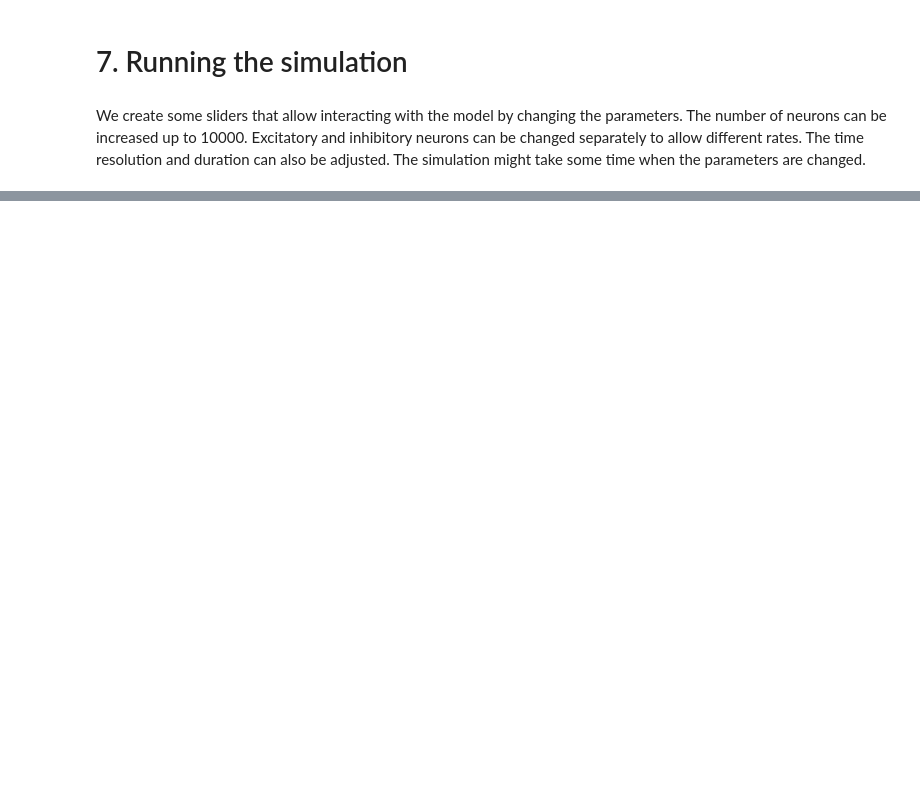
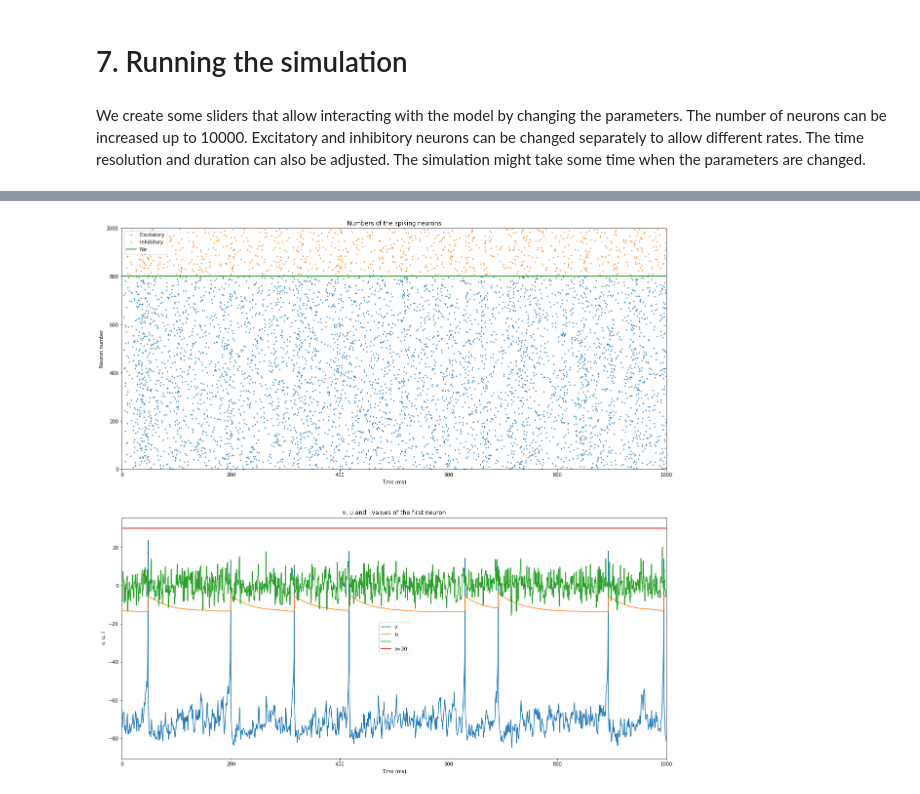
Before and after one commit to juletx/spiking-neural-network, a Jupyter notebook: notebooks/P44_Izhikevich_SNN_Model_NN_D2.ipynb, the cells around one changed output, grey strips where cells are left out. Cells and saved outputs as stored; diff of their text form; code cells hidden in the pictures; blank space fills up the shorter version.

```diff
--- a/notebooks/P44_Izhikevich_SNN_Model_NN_D2.ipynb
+++ b/notebooks/P44_Izhikevich_SNN_Model_NN_D2.ipynb
@@ -762,0 +763,4 @@ interactive(children=(IntSlider(value=800, continuous_update=False, description=
+# %%
+simulation()
+# %% [output]
+[figure, added]
```
Also changed, not shown: parts of 3 cells of this notebook.
